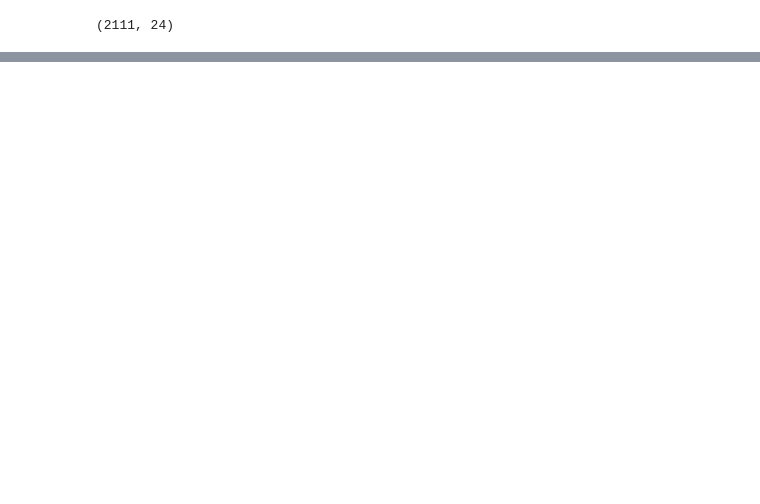
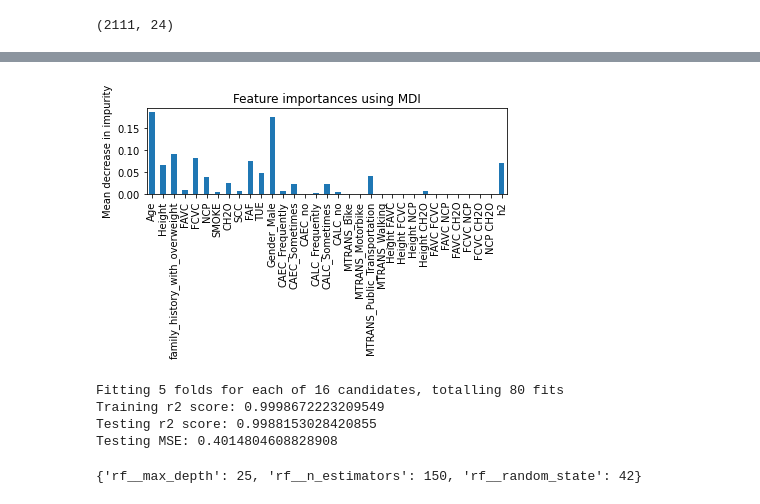
Before and after one commit to sbhewitt/Obesity-Group-Project, a Jupyter notebook: code/survey_expo_ryan.ipynb, the cells around one changed output, grey strips where cells are left out. Cells and saved outputs as stored; diff of their text form; code cells hidden in the pictures; blank space fills up the shorter version.

```diff
--- a/code/survey_expo_ryan.ipynb
+++ b/code/survey_expo_ryan.ipynb
@@ -173,2 +173,9 @@ Testing MSE: 0.3846446908155506
 # %%
-pipe.feature_names_in_ture_importances_
+# Removing from pipeline to get feature importances
+ss = StandardScaler()
+X_train_sc = ss.fit_transform(X_train)
+X_test_sc = ss.transform(X_test)
+
+rf = RandomForestRegressor()
+rf.fit(X_train_sc, y_train)
+rf.feature_importances_
@@ -174,0 +192,43 @@ pipe.feature_names_in_ture_importances_
+# %%
+# From sklearn https://scikit-learn.org/stable/auto_examples/ensemble/plot_forest_importances.html
+feature_names = X.columns
+importances = rf.feature_importances_
+forest_importances = pd.Series(importances, index=feature_names)
+
+fig, ax = plt.subplots()
+forest_importances.plot.bar(ax=ax)
+ax.set_title("Feature importances using MDI")
+ax.set_ylabel("Mean decrease in impurity")
+fig.tight_layout()
+# %% [output]
+[figure, added]
+# %%
+pipe = Pipeline([
+        ('ss', StandardScaler()),
+        ('rf', RandomForestRegressor())
+    ])
+
+pipe_params = {
+    'rf__n_estimators': [10, 50, 100, 150],
+    'rf__max_depth': [None, 10, 25, 50],
+    'rf__random_state': [42],
+}
+
+gs = GridSearchCV(pipe,
+                 param_grid=pipe_params,
+                 cv = 5,
+                 verbose = 1)
+
+gs.fit(X_train, y_train)
+print(f'Training r2 score: {gs.score(X_train, y_train)}')
+print(f'Testing r2 score: {gs.score(X_test, y_test)}')
+print(f'Testing MSE: {metrics.mean_squared_error(y_test, gs.predict(X_test))}')
+# %% [output]
+Fitting 5 folds for each of 16 candidates, totalling 80 fits
+Training r2 score: 0.9998672223209549
+Testing r2 score: 0.9988153028420855
+Testing MSE: 0.4014804608828908
+# %%
+gs.best_params_
+# %% [output]
+{'rf__max_depth': 25, 'rf__n_estimators': 150, 'rf__random_state': 42}
```
Also changed, not shown: parts of 5 cells of this notebook.
